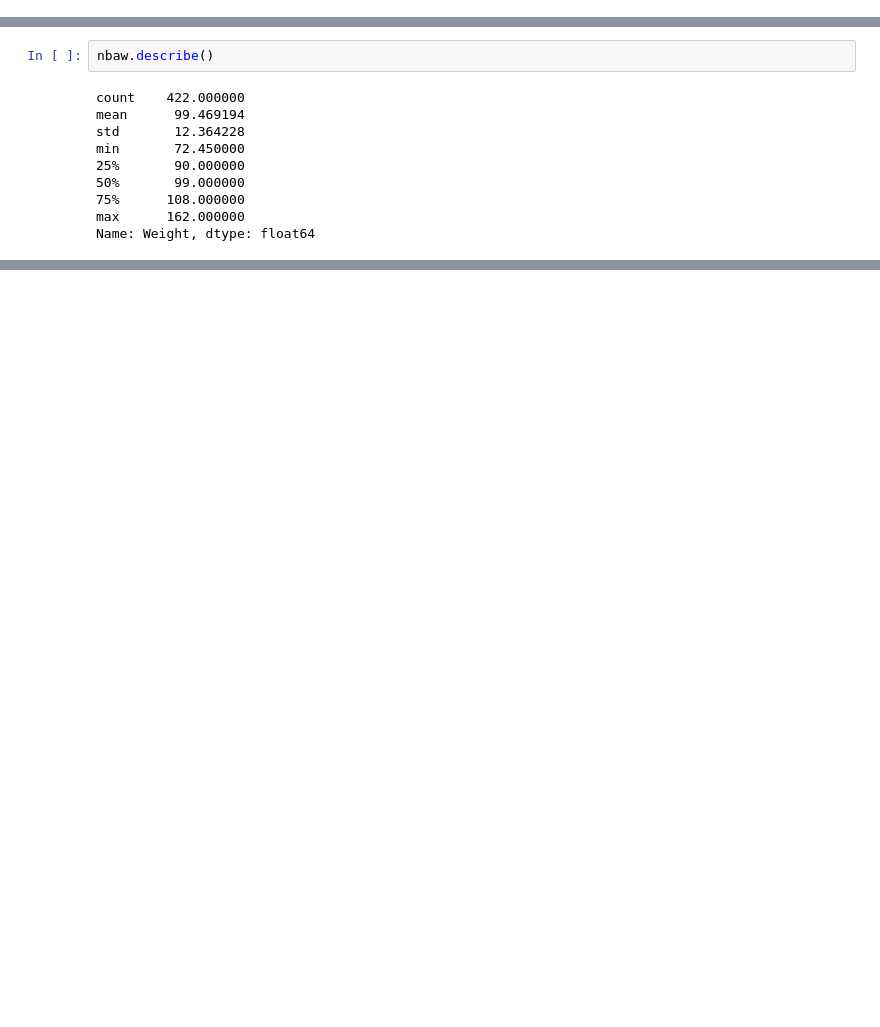
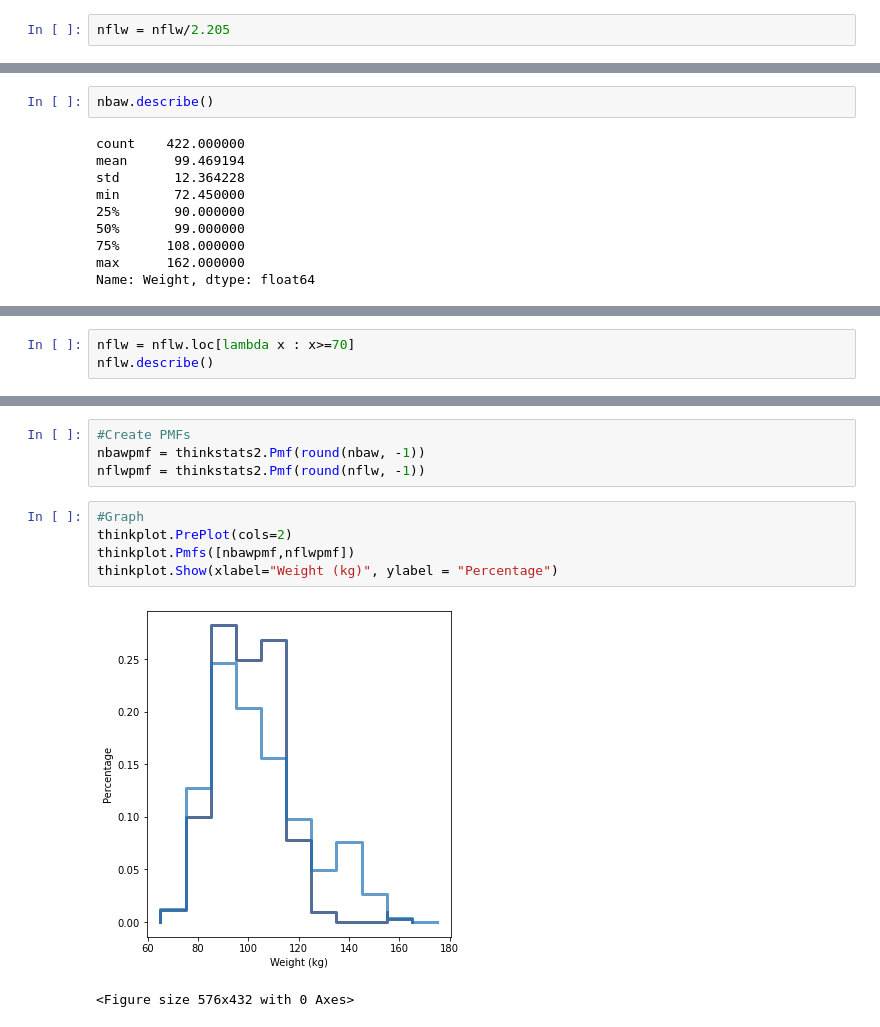
Before and after one commit to AkeemSemper/Basic_Stats_in_Python_Student_Workbooks, a Jupyter notebook: 004_Var_Std_Dev_sol copy.ipynb, the cells around one changed output, grey strips where cells are left out. Saved outputs shown, nothing was run; the diff lists cells and outputs as text; blank space fills up the shorter version.

```diff
--- a/004_Var_Std_Dev_sol copy.ipynb
+++ b/004_Var_Std_Dev_sol copy.ipynb
@@ -348 +379,3 @@ Do a similar analysis for the weights:
+# %%
+nflw = nflw/2.205
 # %%
@@ -367,0 +415,3 @@ Name: Weight, dtype: float64
+# %%
+nflw = nflw.loc[lambda x : x>=70]
+nflw.describe()
@@ -367,0 +436,12 @@ Name: Weight, dtype: float64
+# %%
+#Create PMFs
+nbawpmf = thinkstats2.Pmf(round(nbaw, -1))
+nflwpmf = thinkstats2.Pmf(round(nflw, -1))
+# %%
+#Graph
+thinkplot.PrePlot(cols=2)
+thinkplot.Pmfs([nbawpmf,nflwpmf])
+thinkplot.Show(xlabel="Weight (kg)", ylabel = "Percentage")
+# %% [output]
+[figure, added]
+<Figure size 576x432 with 0 Axes>
```
Also changed, not shown: parts of 16 cells of this notebook, 2 other files.
